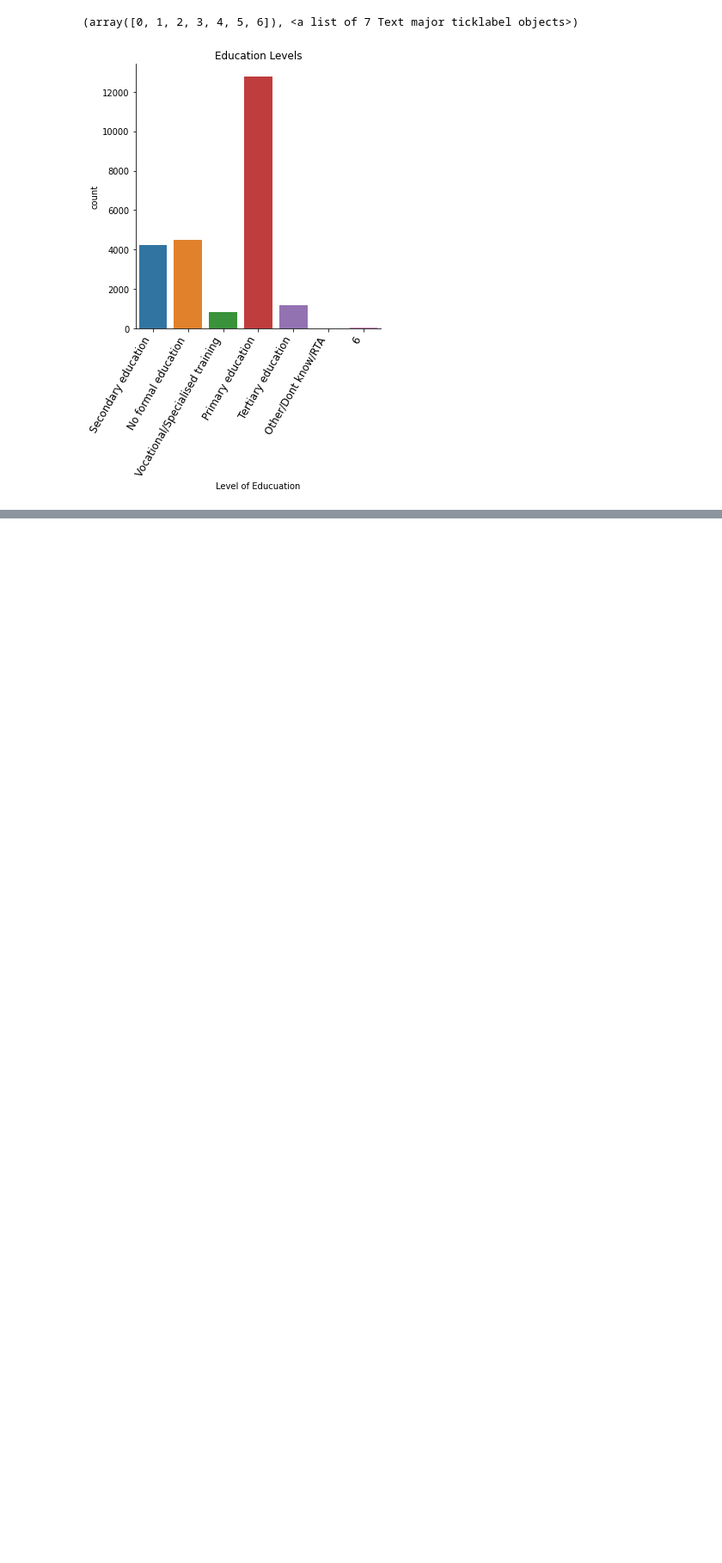
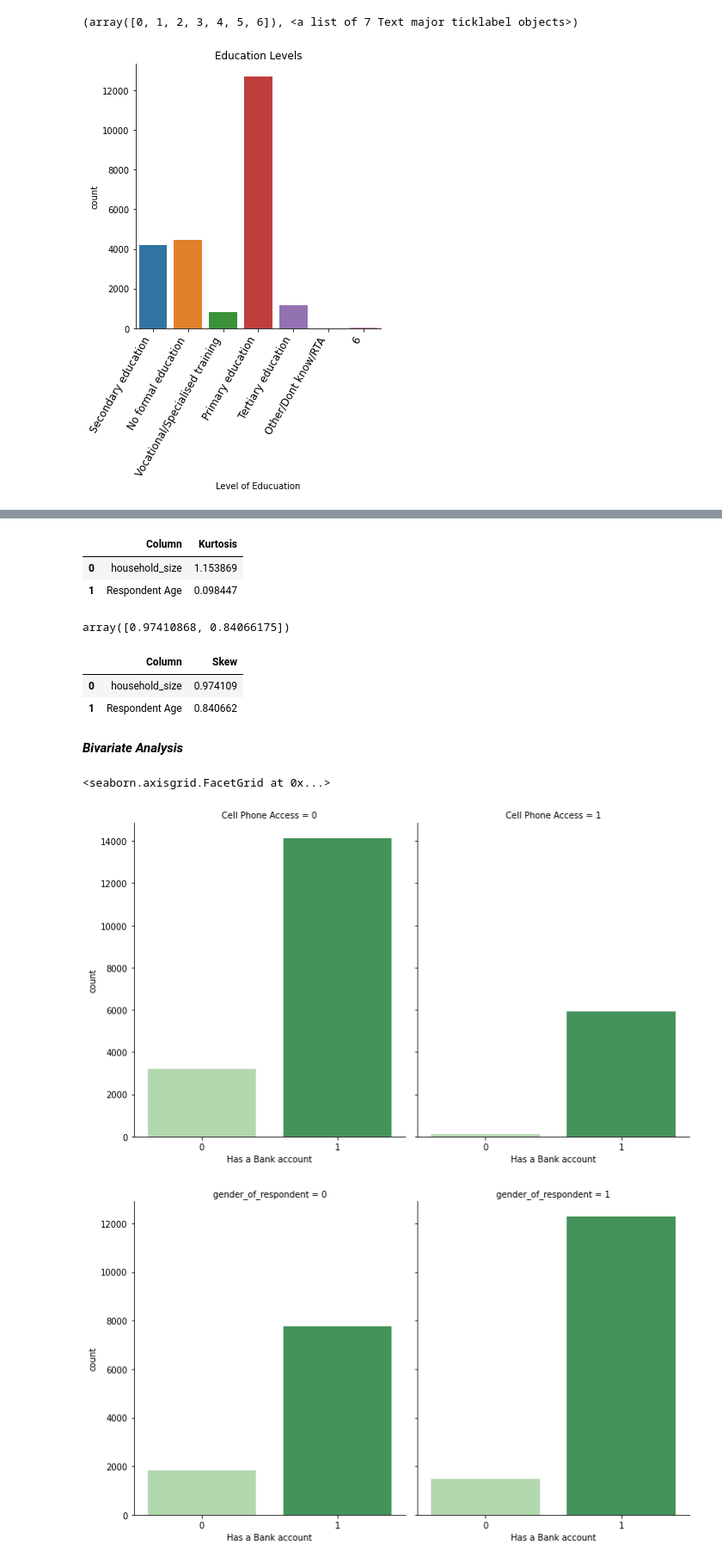
Before and after one commit to Gakarau/IP-Moringa, a Jupyter notebook: Independent_Project.ipynb, the cells around one changed output, grey strips where cells are left out. Shown: that part at 86% size. Drawn from its saved outputs; the diff is of its cells as text; code cells hidden in the pictures; blank space fills up the shorter version.

```diff
--- a/Independent_Project.ipynb
+++ b/Independent_Project.ipynb
@@ -156,0 +195,4 @@ TypeError: ignored
+# %%
+#Convert columns to categories
+Data1[['Has a Bank account','Level of Educuation', 'marital_status', 'gender_of_respondent', 'Type of Location', 'The relathip with head', 'Type of Job', 'Cell Phone Access']]= Data1[['Has a Bank account','Level of Educuation', 'marital_status', 'gender_of_respondent', 'Type of Location', 'The relathip with head', 'Type of Job', 'Cell Phone Access']].astype('category')
+Data1.dtypes
@@ -156,0 +313,49 @@ TypeError: ignored
+# %%
+#Tabulation of kurtosis
+Kurto = {'Column': ['household_size', 'Respondent Age'],
+       'Kurtosis': [1.15386907, 0.09844652]}
+var =pd.DataFrame(Kurto)
+var
+# %% [output]
+|  | Column | Kurtosis |
+| 0 | household_size | 1.153869 |
+| 1 | Respondent Age | 0.098447 |
+# %%
+#Skewness
+col = ['household_size', 'Respondent Age']
+x={}
+for col in col:
+  x[col] = Data1[col].skew()
+
+z = pd.Series(x)
+z= z.to_numpy()
+z
+# %% [output]
+array([0.97410868, 0.84066175])
+# %%
+Skeww = {'Column': ['household_size', 'Respondent Age'],
+       'Skew': [0.97410868, 0.84066175]}
+var =pd.DataFrame(Skeww)
+var
+# %% [output]
+|  | Column | Skew |
+| 0 | household_size | 0.974109 |
+| 1 | Respondent Age | 0.840662 |
+# %% [markdown]
+***Bivariate Analysis***
+# %%
+#The Idependnt Variables are
+#Type of Location, Cell Phone Access, household_size, Respondent Age, gender_of_respondent, The relathip with head, marital_status, Level of Educuation, and Type of Job
+#The Dependent Variable is
+#Has a bank account
+
+sns.catplot("Has a Bank account", col="Cell Phone Access", col_wrap=4, data=Data1, kind="count", height=6, aspect=.8, palette='Greens')
+sns.catplot("Has a Bank account", col="gender_of_respondent", col_wrap=4, data=Data1, kind="count", height=6, aspect=.8, palette='Greens')
+sns.catplot("Has a Bank account", col="The relathip with head", col_wrap=4, data=Data1, kind="count", height=6, aspect=.8, palette='Greens')
+sns.catplot("Has a Bank account", col="marital_status", col_wrap=4, data=Data1, kind="count", height=6, aspect=.8, palette='Greens')
+sns.catplot("Has a Bank account", col="Level of Educuation", col_wrap=4, data=Data1, kind="count", height=6, aspect=.8, palette='Greens')
+sns.catplot("Has a Bank account", col="Type of Job", col_wrap=4, data=Data1, kind="count", height=6, aspect=.8, palette='Greens')
+# %% [output]
+<seaborn.axisgrid.FacetGrid at 0x...>
+[figure, added]
+[figure, added]
```
Also changed, not shown: parts of 31 cells of this notebook.
